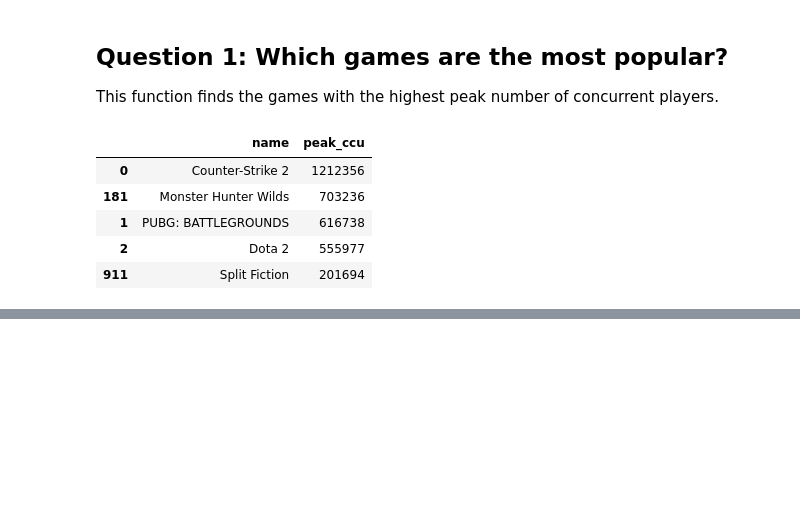
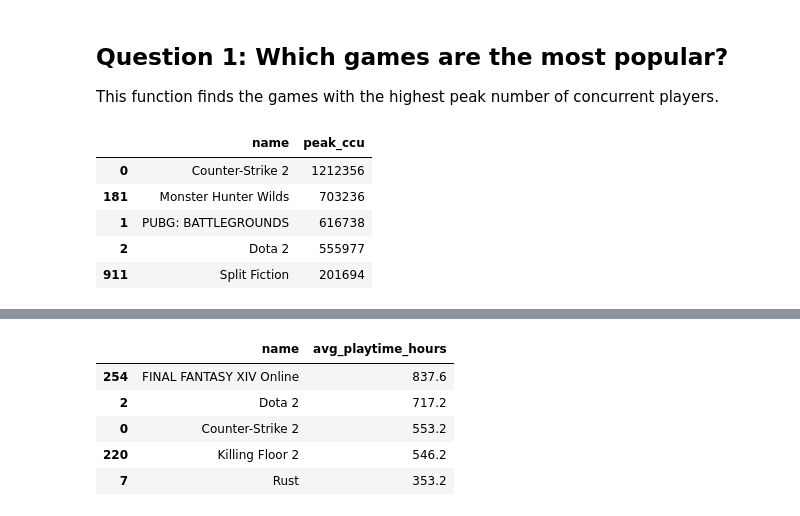
Before and after one commit to meghanthota/MIST-4600-SteamPick, a Jupyter notebook: SteamPick.ipynb, the cells around one changed output, grey strips where cells are left out. Cells and saved outputs as stored; diff of their text form; code cells hidden in the pictures; blank space fills up the shorter version.

Commit message:
Add playtime and rating analysis code

```diff
--- a/SteamPick.ipynb
+++ b/SteamPick.ipynb
@@ -57,0 +63,17 @@ most_popular(games)
+# %%
+def longest_playtime(games):
+    playtime = games.sort_values(
+        "avg_playtime_hours",
+        ascending=False
+    )
+
+    return playtime[["name", "avg_playtime_hours"]].head(5)
+
+longest_playtime(games)
+# %% [output]
+|  | name | avg_playtime_hours |
+| 254 | FINAL FANTASY XIV Online | 837.6 |
+| 2 | Dota 2 | 717.2 |
+| 0 | Counter-Strike 2 | 553.2 |
+| 220 | Killing Floor 2 | 546.2 |
+| 7 | Rust | 353.2 |
```
Also changed, not shown: parts of 3 cells of this notebook.
